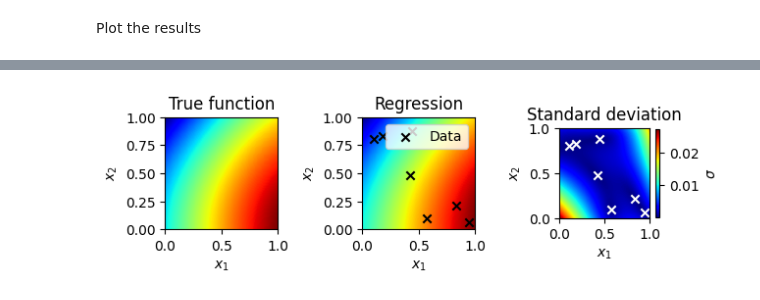
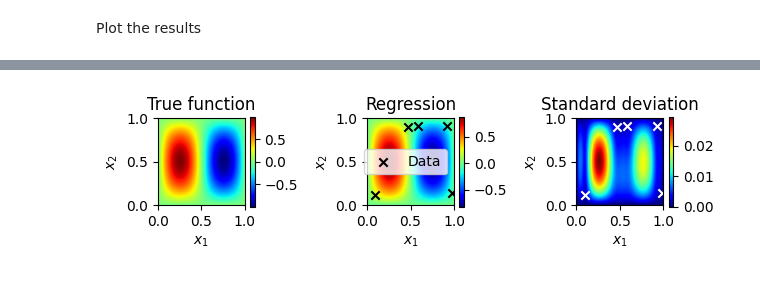
Before and after one commit to benrabe93/LightGPR, a Jupyter notebook: test.ipynb, the cells around one changed output, grey strips where cells are left out. Saved outputs shown, nothing was run; the diff lists cells and outputs as text; code cells hidden in the pictures.

```diff
--- a/test.ipynb
+++ b/test.ipynb
@@ -68,0 +112,3 @@ Loss: -9.278352601261963, Outputscale: 1.3689615514424942, Hyperparams: [  2.328
+# %%
+L1, L2 = 0, 1
+B_box = lambda X: np.prod(np.abs(X - L1*np.ones(len(X[0]))) * np.abs(X - L2*np.ones(len(X[0]))), axis=1)
@@ -68,0 +117,18 @@ Loss: -9.278352601261963, Outputscale: 1.3689615514424942, Hyperparams: [  2.328
+# %%
+# 2D prior mean function with zero boundaries
+prior_mean_func = lambda x: B_box(x) * (np.sin(x[:,0]) + np.cos(x[:,1]))
+
+# 2D target function
+target_func = lambda x: np.sin(2*np.pi*x[:,0]) * np.sin(np.pi*x[:,1])
+
+# Generate some 2D dataset
+Xtrain = np.random.uniform(low=0, high=1, size=(5,2)) # Design matrix / features
+ytrain = target_func(Xtrain) # Target values / labels
+
+# Create GPR model with zero box boundary
+model = gp_reg(Xtrain, ytrain, prior_mean=prior_mean_func)
+model.kernel.nonstat_fct = B_box
+
+# Train GPR model
+model.train()
+print(f"Loss: {model.loss}, Outputscale: {model.outputscale}, Hyperparams: {model.kernel.hyperparams}, Noise: {model.ynoise}")
@@ -69,30 +137,32 @@ Loss: -9.278352601261963, Outputscale: 1.3689615514424942, Hyperparams: [  2.328
 # %%
 # Make predictions at test points
 test_grid = np.meshgrid(np.linspace(0,1,100), np.linspace(0,1,100))
 Xtest = np.array(list(zip(test_grid[0].ravel(), test_grid[1].ravel())))
 mean_post, var_post = model.predict(Xtest)
 
 # Plot results
 fig, ax = plt.subplots(1, 3)
-ax[0].imshow(np.sin(test_grid[0]) + np.cos(test_grid[1]), cmap='jet', extent=[0,1,0,1], origin='lower')
+im0 = ax[0].imshow(target_func(Xtest).reshape(test_grid[0].shape), cmap='jet', extent=[0,1,0,1], origin='lower')
+fig.colorbar(im0, ax=ax[0], shrink=0.2)
 ax[0].set_title('True function')
 ax[0].set_ylabel(r'$x_2$')
 ax[0].set_xlabel(r'$x_1$')
 
-ax[1].imshow(mean_post.reshape(test_grid[0].shape), cmap='jet', extent=[0,1,0,1], origin='lower')
+im1 = ax[1].imshow(mean_post.reshape(test_grid[0].shape), cmap='jet', extent=[0,1,0,1], origin='lower')
 ax[1].scatter(Xtrain[:,0], Xtrain[:,1], c='k', marker='x', label='Data')
+fig.colorbar(im1, ax=ax[1], shrink=0.2)
 ax[1].set_title('Regression')
 ax[1].set_ylabel(r'$x_2$')
 ax[1].set_xlabel(r'$x_1$')
 ax[1].legend()
 
 im3 = ax[2].imshow(np.sqrt(var_post).reshape(test_grid[0].shape), cmap='jet', extent=[0,1,0,1], origin='lower')
 ax[2].scatter(Xtrain[:,0], Xtrain[:,1], c='w', marker='x', label='Data')
-fig.colorbar(im3, ax=ax[2], label=r'$\sigma$', shrink=0.2)
+fig.colorbar(im3, ax=ax[2], shrink=0.2)
 ax[2].set_title('Standard deviation')
 ax[2].set_ylabel(r'$x_2$')
 ax[2].set_xlabel(r'$x_1$')
 fig.tight_layout()
 plt.show()
 # %% [output]
-[figure, old version]
+[figure, new version]
```
Also changed, not shown: parts of 8 cells of this notebook, 1 other file.
